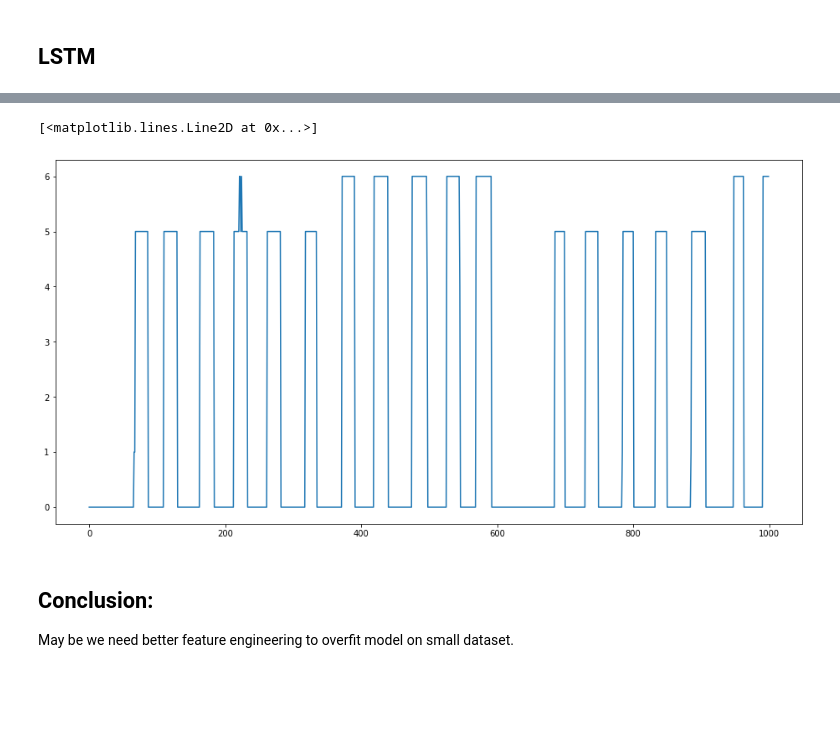
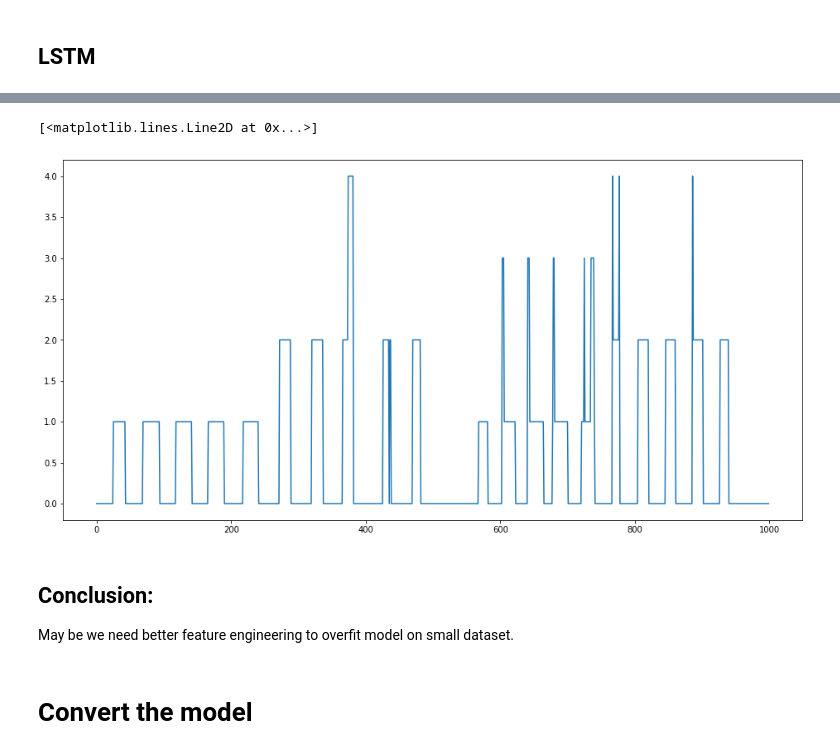
Before and after one commit to balezz/Punch_DL, a Jupyter notebook: LSTM-Normalized-Stream.ipynb, the cells around one changed output, grey strips where cells are left out. Cells and saved outputs as stored; diff of their text form; code cells hidden in the pictures; blank space fills up the shorter version.

Commit message:
Change validation set, add tflite converting

```diff
--- a/LSTM-Normalized-Stream.ipynb
+++ b/LSTM-Normalized-Stream.ipynb
@@ -147,8 +151,11 @@ _ = ax.set_xticklabels(df.keys(), rotation=90)
 # %%
-batch_size=16
-N = X_train.shape[0] // batch_size
+batch_size=30
+N_train = X_train.shape[0] // batch_size
+N_val = X_val.shape[0] // batch_size
 # %%
-X = X_train[:N*batch_size].reshape(-1, batch_size, 54)
-y = y_train[:N*batch_size].reshape(-1, batch_size, 1)
-X.shape, y.shape
+X_train = X_train[:N_train*batch_size].reshape(-1, batch_size, 54)
+y_train = y_train[:N_train*batch_size].reshape(-1, batch_size, 1)
+X_val = X_val[:N_val*batch_size].reshape(-1, batch_size, 54)
+y_val = y_val[:N_val*batch_size].reshape(-1, batch_size, 1)
+X_train.shape, X_val.shape
 # %% [output]
@@ -163,0 +165,5 @@ To enable them in other operations, rebuild TensorFlow with the appropriate comp
+# %%
+y_train = K.utils.to_categorical(y_train, num_classes=7)
+X_train = tf.constant(X_train)
+y_val = K.utils.to_categorical(y_val, num_classes=7)
+X_val = tf.constant(X_val)
@@ -179,5 +188,5 @@ def build_model(reccur_features=128, df1=64, df2=128, l2=1e-3):
     return model
 model = build_model()
 # %%
-history = model.fit(X, y, batch_size=1, validation_split=0.2, epochs=50)
+history = model.fit(X_train, y_train, batch_size=1, validation_data=(X_val, y_val), epochs=32)
 # %% [output]
@@ -215,12 +224,14 @@ plt.plot(history.history['val_accuracy'])
 # %%
-x = tf.reshape(X, (1, -1, 54))
+x = tf.reshape(X_val, (1, -1, 54))
 y_pred = np.argmax(model(x[:, :1000, :]).numpy(), axis=-1).ravel()
 
 plt.figure(figsize=(16, 8))
 plt.plot(y_pred)
 # %% [output]
 [<matplotlib.lines.Line2D at 0x...>]
-[figure, old version]
+[figure, new version]
 # %% [markdown]
 ## Conclusion:
 May be we need better feature engineering to overfit model on small dataset.
+# %% [markdown]
+# Convert the model
```
Also changed, not shown: parts of 20 cells of this notebook.
